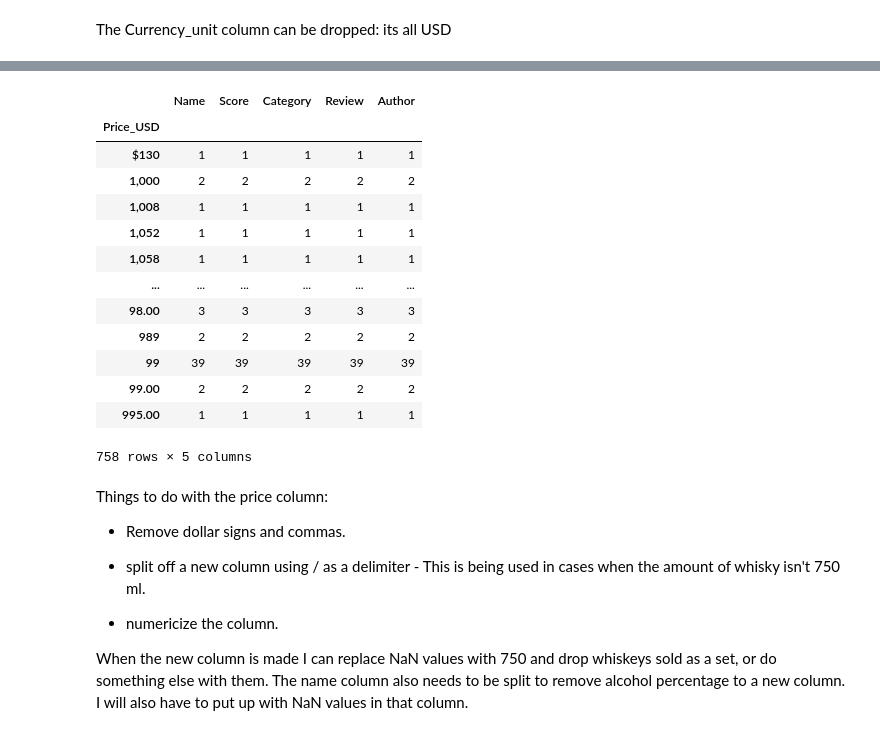
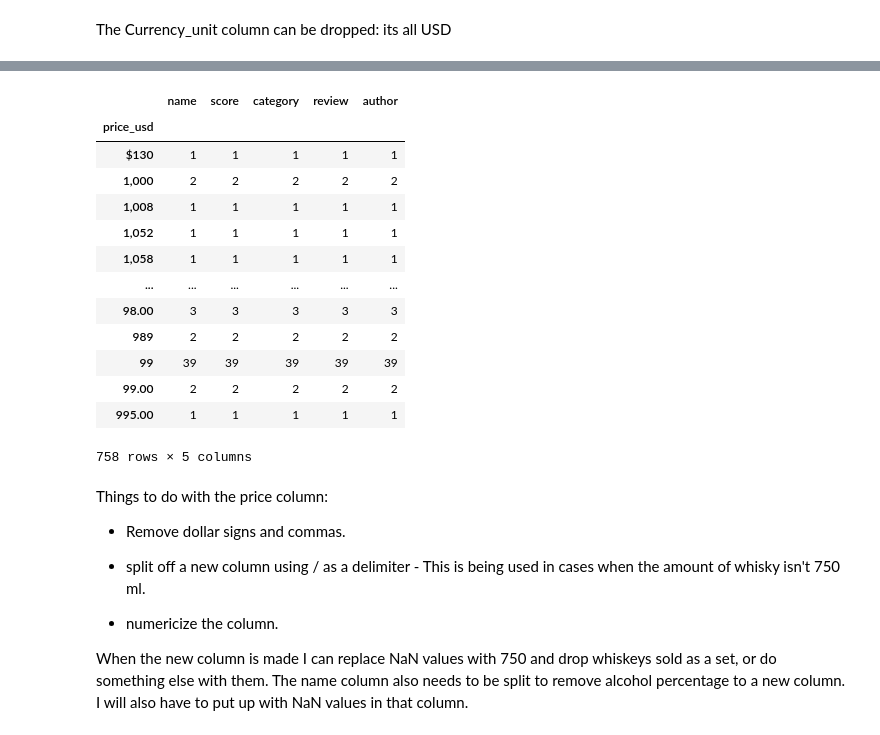
Before and after one commit to gspahlin/WhiskyAdvocate_ETL, a Jupyter notebook: whiskey_scrape_and_clean.ipynb, the cells around one changed output, grey strips where cells are left out. Drawn from its saved outputs; the diff is of its cells as text; code cells hidden in the pictures.

```diff
--- a/whiskey_scrape_and_clean.ipynb
+++ b/whiskey_scrape_and_clean.ipynb
@@ -276,8 +276,8 @@ def scrape_whisky(idArray):
 
     #package data into a dictionary
     whisDict = {
-        'Name': whis_name, 'Score': w_scores, 'Price': price_val, 'Currency_unit': price_curr, 'Category': w_cat,
-        'Review': reviews, 'Author' : authors
+        'name': whis_name, 'score': w_scores, 'price': price_val, 'Currency_unit': price_curr, 'category': w_cat,
+        'review': reviews, 'author' : authors
     }
 
     return whisDict
@@ -363,7 +363,7 @@ Whis_df.head()
 | 3 | Woodford Reserve Straight Malt Wh... | 86 | 35 | American Malt Whiskey | \nThis malt whiskey shows some ma... | Jeffery Lindenmuth |
 | 4 | Spirit Hound Colorado Honey Malt ... | 85 | 65 | American Malt Whiskey | \nStraight malt whiskey finished ... | Susannah Skiver Barton |
 # %%
-Whis_df = Whis_df.rename(columns = {'Price': 'Price_USD'})
+Whis_df = Whis_df.rename(columns = {'price': 'price_usd'})
 
 Whis_df.head()
 # %% [output]
@@ -385,6 +385,6 @@ Author       object
 dtype: object
 # %%
-Whis_df['Score'] = pd.to_numeric(Whis_df['Score'])
+Whis_df['score'] = pd.to_numeric(Whis_df['score'])
 
 Whis_df.dtypes
 # %% [output]
@@ -398,12 +398,12 @@ dtype: object
 # %%
 #Grouping by Price, to check for problem values since I couldn't retype price
 
-prc_chk = Whis_df.groupby('Price_USD').count()
+prc_chk = Whis_df.groupby('price_usd').count()
 
 prc_chk
 # %% [output]
-|  | Name | Score | Category | Review | Author |
-| Price_USD |  |  |  |  |  |
+|  | name | score | category | review | author |
+| price_usd |  |  |  |  |  |
 | $130 | 1 | 1 | 1 | 1 | 1 |
 | 1,000 | 2 | 2 | 2 | 2 | 2 |
 | 1,008 | 1 | 1 | 1 | 1 | 1 |
```
Also changed, not shown: parts of 211 cells of this notebook.
